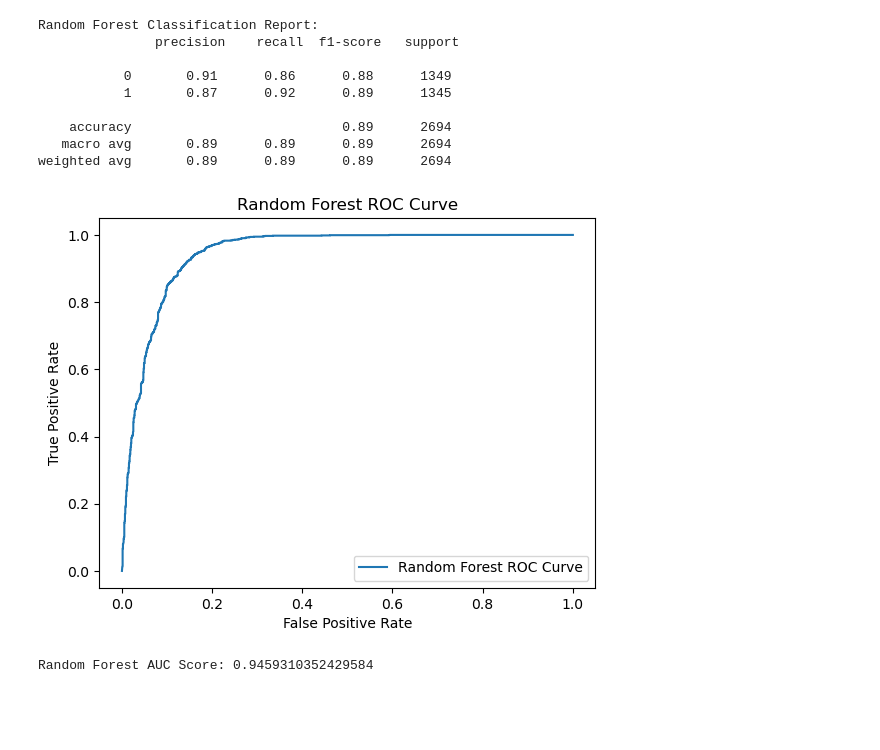
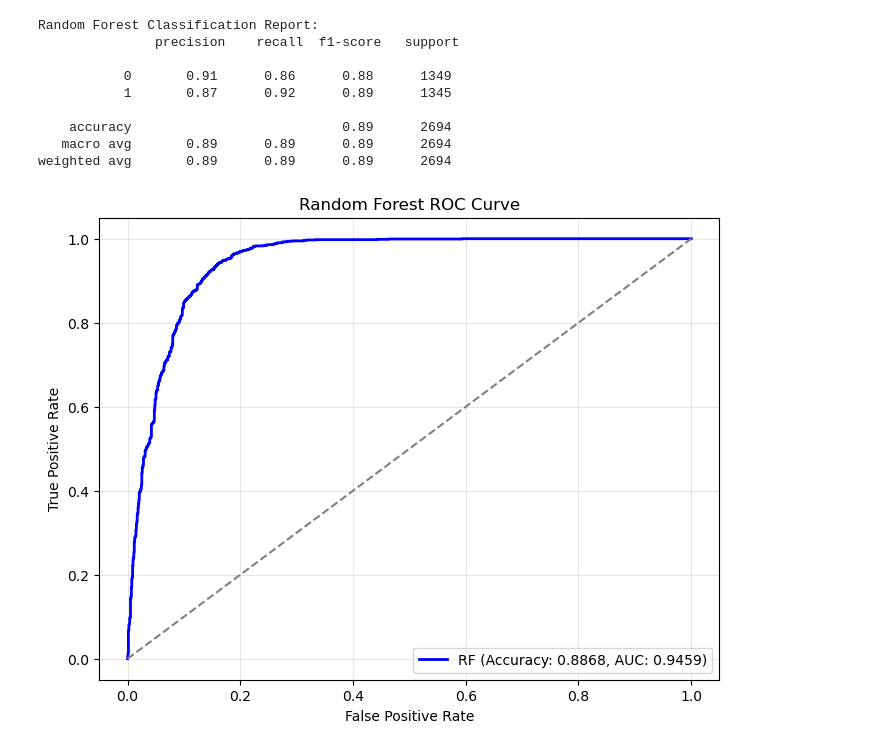
Before and after one commit to TRJgit/Landslide-Susceptibility-Mapping, a Jupyter notebook: RF.ipynb, the cells around one changed output. Cells and saved outputs as stored; diff of their text form; code cells hidden in the pictures; blank space fills up the shorter version.

```diff
--- a/RF.ipynb
+++ b/RF.ipynb
@@ -64,17 +64,19 @@ Random Forest Classification Report:
    macro avg       0.89      0.89      0.89      2694
 weighted avg       0.89      0.89      0.89      2694
 # %%
-fpr_rf, tpr_rf, thresholds_rf = roc_curve(Y_test, predicted_rf_prob[:, 1])
-plt.plot(fpr_rf, tpr_rf, label='Random Forest ROC Curve')
+
+acc_rf = accuracy_score(Y_test, predicted_rf)
+auc_rf = roc_auc_score(Y_test, predicted_rf_prob[:, 1])
+fpr_rf, tpr_rf, _ = roc_curve(Y_test, predicted_rf_prob[:, 1])
+
+plt.figure(figsize=(8, 6))
+plt.plot(fpr_rf, tpr_rf, color='blue', lw=2,
+         label=f'RF (Accuracy: {acc_rf:.4f}, AUC: {auc_rf:.4f})')
+plt.plot([0, 1], [0, 1], color='gray', linestyle='--')
 plt.xlabel('False Positive Rate')
 plt.ylabel('True Positive Rate')
 plt.title('Random Forest ROC Curve')
-plt.legend()
-plt.show()
+plt.legend(loc="lower right")
+plt.grid(alpha=0.3)
 # %% [output]
-[figure, old version]
+[figure, new version]
-# %%
-rf_auc_score = roc_auc_score(Y_test, predicted_rf_prob[:, 1])
-print("Random Forest AUC Score:", rf_auc_score)
-# %% [output]
-Random Forest AUC Score: 0.9459310352429584
```
Also changed, not shown: parts of 1 cell of this notebook, 12 other files.
